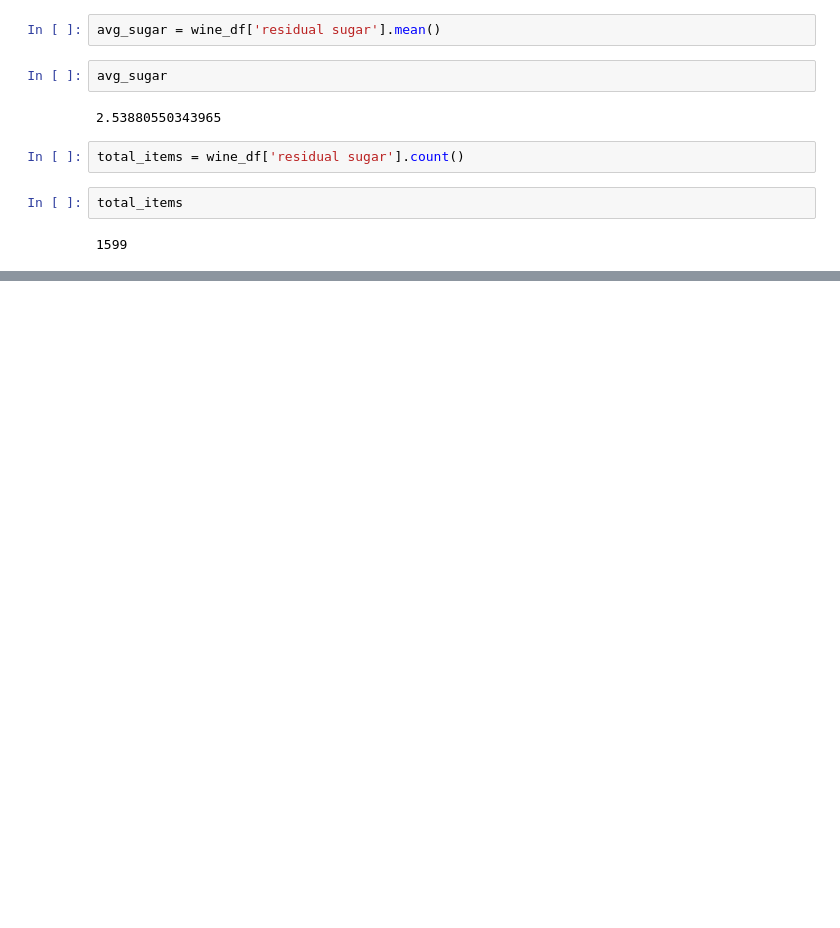
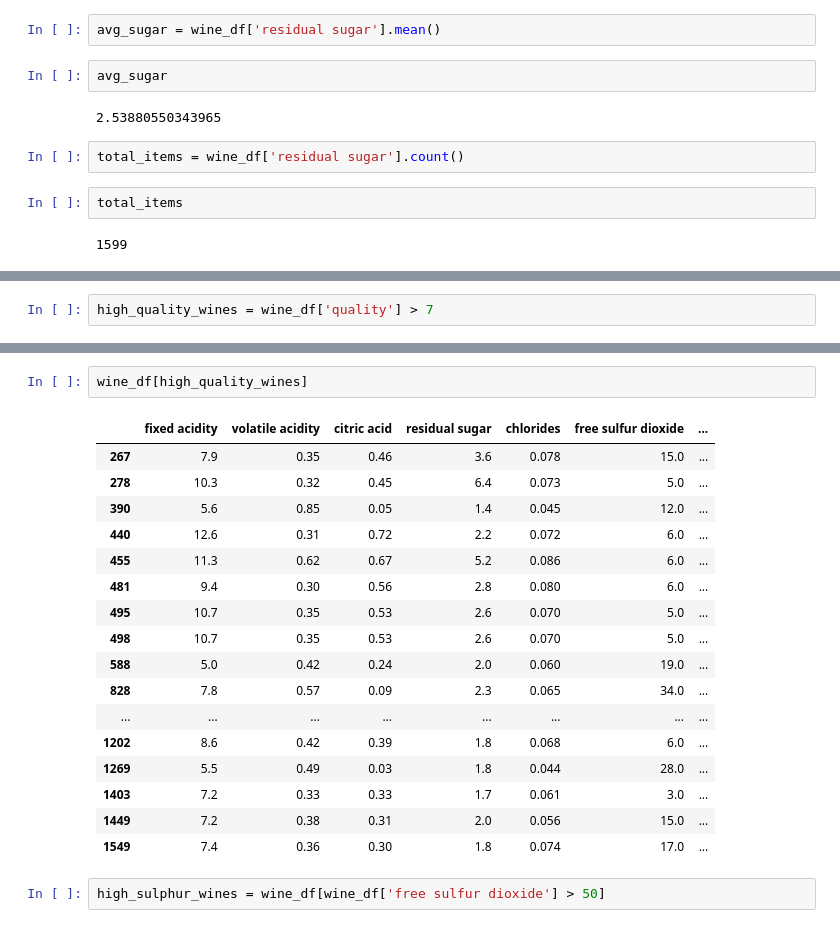
Before and after one commit to Lakshit-Chiranjiv/Python-Data-Analysis-Repo, a Jupyter notebook: Python Pandas.ipynb, the cells around one changed output, grey strips where cells are left out. Cells and saved outputs as stored; diff of their text form; blank space fills up the shorter version.

```diff
--- a/Python Pandas.ipynb
+++ b/Python Pandas.ipynb
@@ -291,0 +294,2 @@ total_items
+# %%
+high_quality_wines = wine_df['quality'] > 7
@@ -291,0 +311,22 @@ total_items
+# %%
+wine_df[high_quality_wines]
+# %% [output]
+|  | fixed acidity | volatile acidity | citric acid | residual sugar | chlorides | free sulfur dioxide | ... |
+| 267 | 7.9 | 0.35 | 0.46 | 3.6 | 0.078 | 15.0 | ... |
+| 278 | 10.3 | 0.32 | 0.45 | 6.4 | 0.073 | 5.0 | ... |
+| 390 | 5.6 | 0.85 | 0.05 | 1.4 | 0.045 | 12.0 | ... |
+| 440 | 12.6 | 0.31 | 0.72 | 2.2 | 0.072 | 6.0 | ... |
+| 455 | 11.3 | 0.62 | 0.67 | 5.2 | 0.086 | 6.0 | ... |
+| 481 | 9.4 | 0.30 | 0.56 | 2.8 | 0.080 | 6.0 | ... |
+| 495 | 10.7 | 0.35 | 0.53 | 2.6 | 0.070 | 5.0 | ... |
+| 498 | 10.7 | 0.35 | 0.53 | 2.6 | 0.070 | 5.0 | ... |
+| 588 | 5.0 | 0.42 | 0.24 | 2.0 | 0.060 | 19.0 | ... |
+| 828 | 7.8 | 0.57 | 0.09 | 2.3 | 0.065 | 34.0 | ... |
+| ... | ... | ... | ... | ... | ... | ... | ... |
+| 1202 | 8.6 | 0.42 | 0.39 | 1.8 | 0.068 | 6.0 | ... |
+| 1269 | 5.5 | 0.49 | 0.03 | 1.8 | 0.044 | 28.0 | ... |
+| 1403 | 7.2 | 0.33 | 0.33 | 1.7 | 0.061 | 3.0 | ... |
+| 1449 | 7.2 | 0.38 | 0.31 | 2.0 | 0.056 | 15.0 | ... |
+| 1549 | 7.4 | 0.36 | 0.30 | 1.8 | 0.074 | 17.0 | ... |
+# %%
+high_sulphur_wines = wine_df[wine_df['free sulfur dioxide'] > 50]
```
Also changed, not shown: parts of 3 cells of this notebook.
